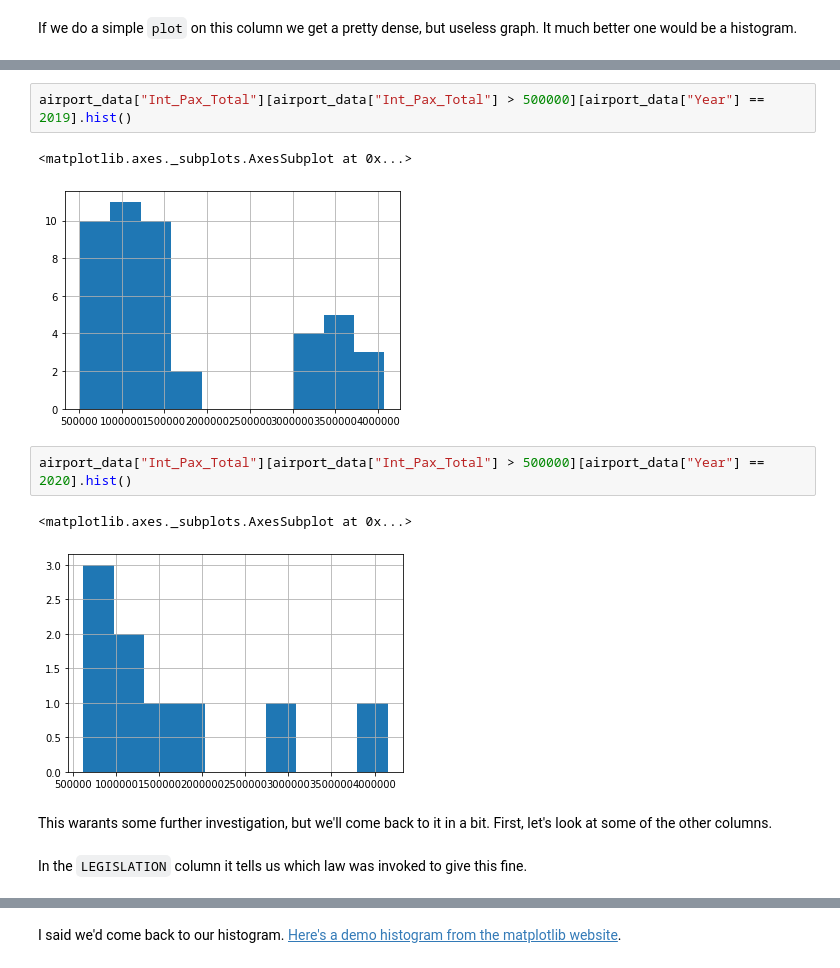
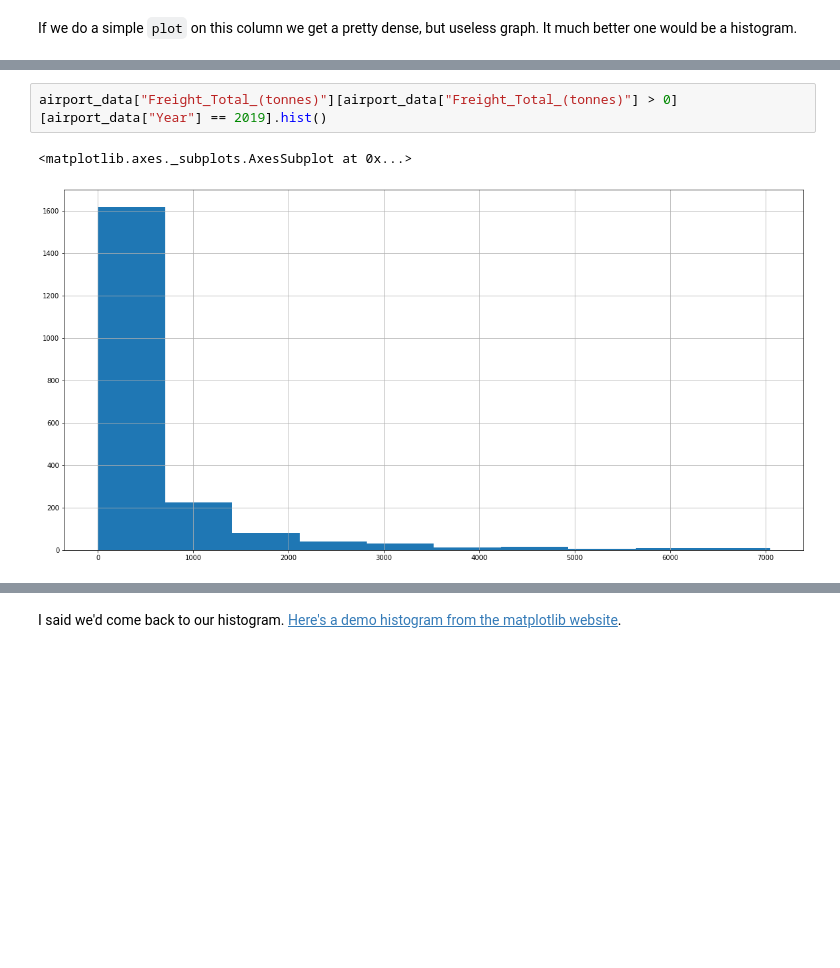
Before and after one commit to owenluu0321/me, a Jupyter notebook: data project.ipynb, the cells around one changed output, grey strips where cells are left out. Cells and saved outputs as stored; diff of their text form; blank space fills up the shorter version.

```diff
--- a/data project.ipynb
+++ b/data project.ipynb
@@ -171,14 +123,5 @@ airport_data["Int_Pax_Total"][airport_data["Int_Pax_Total"] > 500000][airport_da
 # %%
-airport_data["Int_Pax_Total"][airport_data["Int_Pax_Total"] > 500000][airport_data["Year"] == 2019].hist()
+airport_data["Freight_Total_(tonnes)"][airport_data["Freight_Total_(tonnes)"] > 0][airport_data["Year"] == 2019].hist()
 # %% [output]
 <matplotlib.axes._subplots.AxesSubplot at 0x...>
-[figure, old version]
+[figure, new version]
-# %%
-airport_data["Int_Pax_Total"][airport_data["Int_Pax_Total"] > 500000][airport_data["Year"] == 2020].hist()
-# %% [output]
-<matplotlib.axes._subplots.AxesSubplot at 0x...>
-[figure, removed]
-# %% [markdown]
-This warants some further investigation, but we'll come back to it in a bit. First, let's look at some of the other columns.
-# %% [markdown]
-In the `LEGISLATION` column it tells us which law was invoked to give this fine.
```
Also changed, not shown: parts of 67 cells of this notebook.
